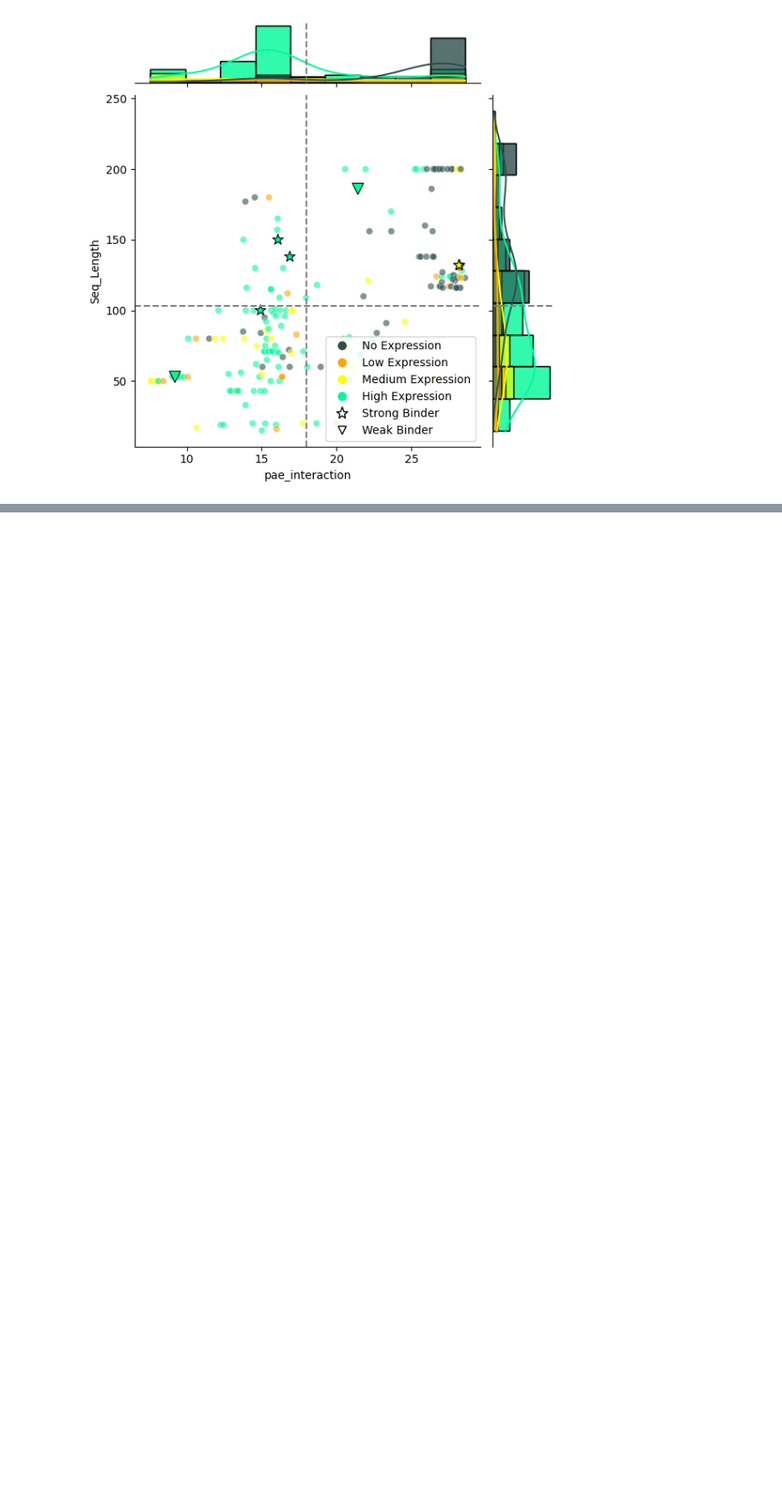
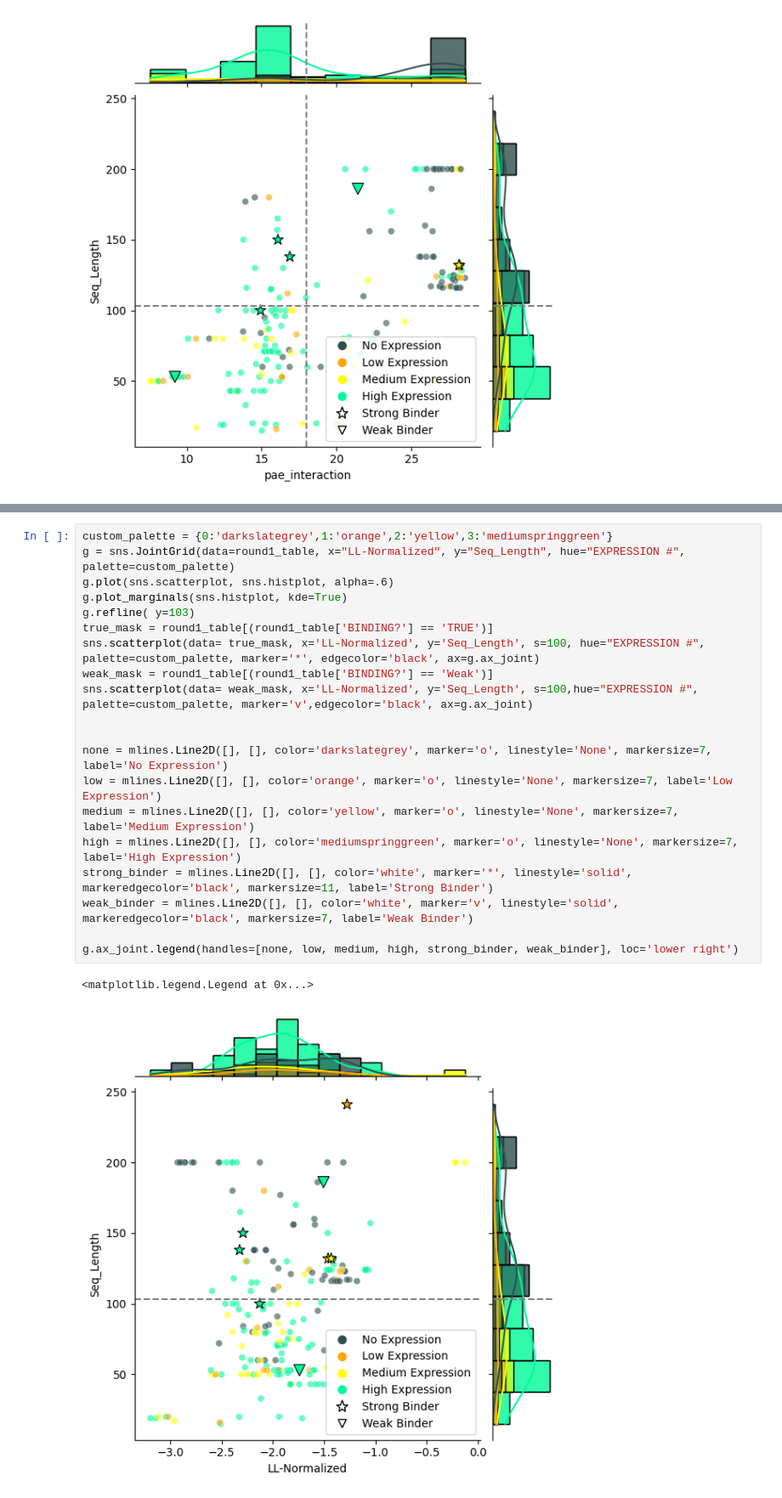
Before and after one commit to oaktreenum/AdaptyvBioEGFRRound1GraphedInsights, a Jupyter notebook: AdaptyvBioRound1Insights.ipynb, the cells around one changed output, grey strips where cells are left out. Shown at 85% size. Saved outputs shown, nothing was run; the diff lists cells and outputs as text; blank space fills up the shorter version.

```diff
--- a/AdaptyvBioRound1Insights.ipynb
+++ b/AdaptyvBioRound1Insights.ipynb
@@ -324,3 +323,26 @@ g.ax_joint.legend(handles=[none, low, medium, high, strong_binder, weak_binder],
 # %% [output]
 <matplotlib.legend.Legend at 0x...>
 [figure]
+# %%
+custom_palette = {0:'darkslategrey',1:'orange',2:'yellow',3:'mediumspringgreen'}
+g = sns.JointGrid(data=round1_table, x="LL-Normalized", y="Seq_Length", hue="EXPRESSION #", palette=custom_palette)
+g.plot(sns.scatterplot, sns.histplot, alpha=.6)
+g.plot_marginals(sns.histplot, kde=True)
+g.refline( y=103)
+true_mask = round1_table[(round1_table['BINDING?'] == 'TRUE')]
+sns.scatterplot(data= true_mask, x='LL-Normalized', y='Seq_Length', s=100, hue="EXPRESSION #", palette=custom_palette, marker='*', edgecolor='black', ax=g.ax_joint)
+weak_mask = round1_table[(round1_table['BINDING?'] == 'Weak')]
+sns.scatterplot(data= weak_mask, x='LL-Normalized', y='Seq_Length', s=100,hue="EXPRESSION #", palette=custom_palette, marker='v',edgecolor='black', ax=g.ax_joint)
+
+
+none = mlines.Line2D([], [], color='darkslategrey', marker='o', linestyle='None', markersize=7, label='No Expression')
+low = mlines.Line2D([], [], color='orange', marker='o', linestyle='None', markersize=7, label='Low Expression')
+medium = mlines.Line2D([], [], color='yellow', marker='o', linestyle='None', markersize=7, label='Medium Expression')
+high = mlines.Line2D([], [], color='mediumspringgreen', marker='o', linestyle='None', markersize=7, label='High Expression')
+strong_binder = mlines.Line2D([], [], color='white', marker='*', linestyle='solid', markeredgecolor='black', markersize=11, label='Strong Binder')
+weak_binder = mlines.Line2D([], [], color='white', marker='v', linestyle='solid', markeredgecolor='black', markersize=7, label='Weak Binder')
+
+g.ax_joint.legend(handles=[none, low, medium, high, strong_binder, weak_binder], loc='lower right')
+# %% [output]
+<matplotlib.legend.Legend at 0x...>
+[figure, added]
```
Also changed, not shown: parts of 1 cell of this notebook.
